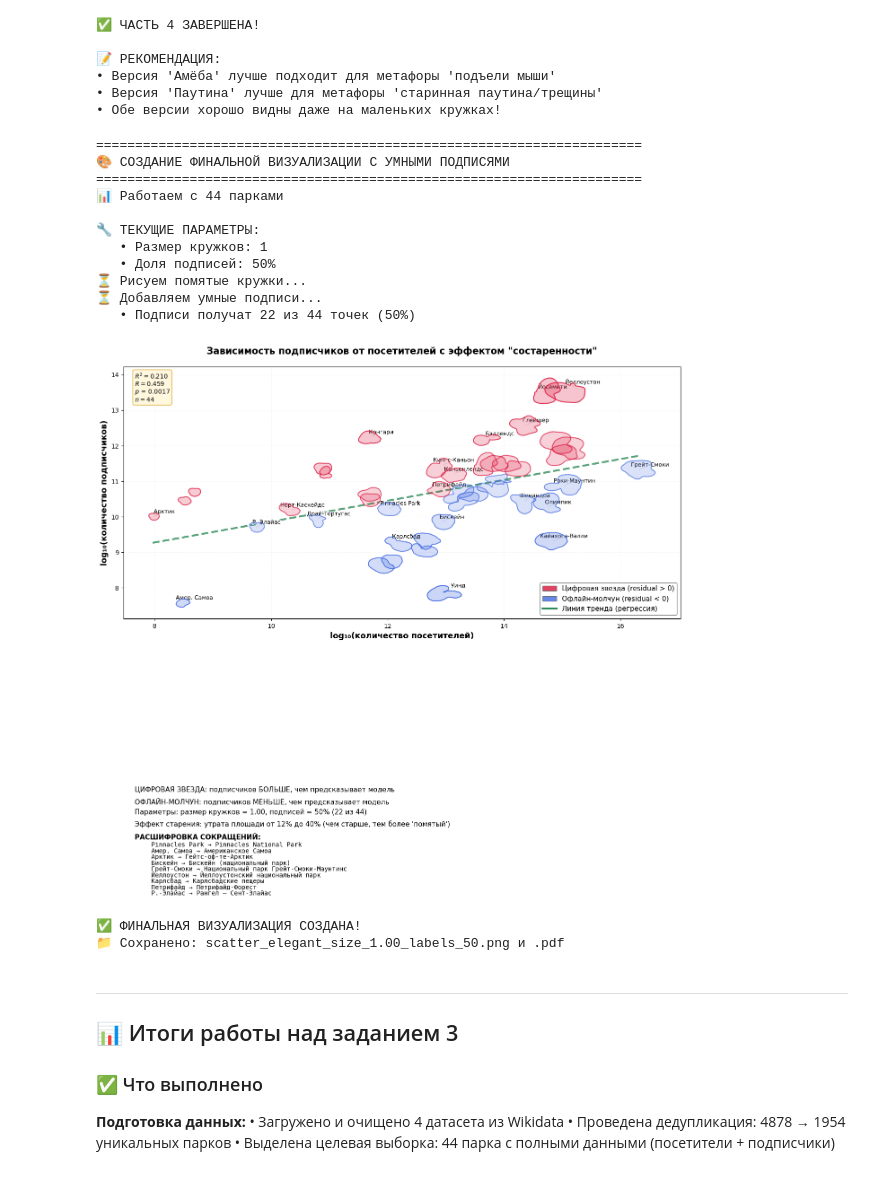
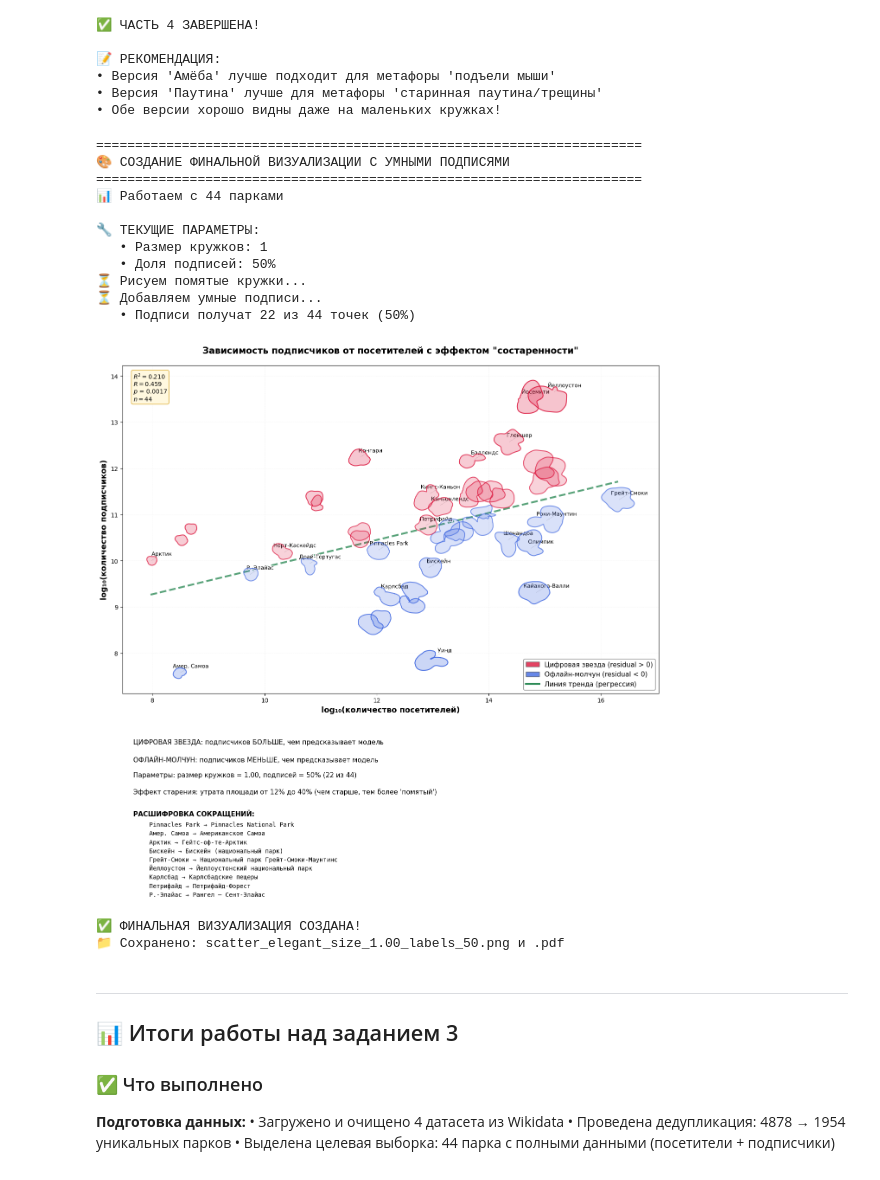
Before and after one commit to ksyushik31/python-ai-Puhlenko-Ksenia, a Jupyter notebook: notebooks/week3_visualization_crack.ipynb, the cells around one changed output. Saved outputs shown, nothing was run; the diff lists cells and outputs as text; code cells hidden in the pictures.

```diff
--- a/notebooks/week3_visualization_crack.ipynb
+++ b/notebooks/week3_visualization_crack.ipynb
@@ -956,12 +956,9 @@ radii = size_min + (size_max - size_min) * (x - x.min()) / (x.max() - x.min())
 # СОЗДАЁМ ФИГУРУ С ЧЁТКИМ РАЗДЕЛЕНИЕМ
 # ═══════════════════════════════════════════════════════════════
 
-# Создаём фигуру с тремя чёткими областями:
-# Верх: график
-# Середина: легенда и пояснения
-# Низ: расшифровки
+# Создаём фигуру с тремя областями
 fig = plt.figure(figsize=(16, 14))
-gs = fig.add_gridspec(3, 1, height_ratios=[5, 1.5, 1.5], hspace=0.3)
+gs = fig.add_gridspec(3, 1, height_ratios=[6,0,2], hspace=0.1)
 
 ax = fig.add_subplot(gs[0])                          # график
 ax_legend = fig.add_subplot(gs[1])                   # легенда
@@ -1089,7 +1086,7 @@ def abbreviate_name(name):
 
 # Добавляем подписи
 print("⏳ Добавляем умные подписи...")
-abbreviations, labels_added = add_smart_labels_by_distance(
+abbreviations, labels_added = add_smart_labels_by_distance (
     ax, df_regression, 'log_visitors', 'log_followers', 'park',
     coverage_percent=LABEL_COVERAGE, fontsize=9
 )
@@ -1161,34 +1158,34 @@ if abbreviations:
     ax_explanations.text(0.02, abbr_y, "РАСШИФРОВКА СОКРАЩЕНИЙ:",
                          transform=ax_explanations.transAxes,
                          fontsize=11, fontweight='bold')
 
     for i, (short, full) in enumerate(sorted(abbreviations.items())):
         ax_explanations.text(0.05, abbr_y - 0.1 - i*0.08, f"{short} → {full}",
                              transform=ax_explanations.transAxes,
                              fontsize=10, fontfamily='monospace')
 
 plt.tight_layout()
 
 # Сохраняем
 plt.savefig(f'scatter_elegant_size_{CIRCLE_SIZE_FACTOR:.2f}_labels_{LABEL_COVERAGE}.png', dpi=300, bbox_inches='tight')
 plt.savefig(f'scatter_elegant_size_{CIRCLE_SIZE_FACTOR:.2f}_labels_{LABEL_COVERAGE}.pdf', bbox_inches='tight')
 plt.show()
 
 print("\n✅ ФИНАЛЬНАЯ ВИЗУАЛИЗАЦИЯ СОЗДАНА!")
 print(f"📁 Сохранено: scatter_elegant_size_{CIRCLE_SIZE_FACTOR:.2f}_labels_{LABEL_COVERAGE}.png и .pdf")
 # %% [output]
 ======================================================================
 🎨 СОЗДАНИЕ ФИНАЛЬНОЙ ВИЗУАЛИЗАЦИИ С УМНЫМИ ПОДПИСЯМИ
 ======================================================================
 📊 Работаем с 44 парками
 
 🔧 ТЕКУЩИЕ ПАРАМЕТРЫ:
    • Размер кружков: 1
    • Доля подписей: 50%
 ⏳ Рисуем помятые кружки...
 ⏳ Добавляем умные подписи...
    • Подписи получат 22 из 44 точек (50%)
-[figure, old version]
+[figure, new version]
 ✅ ФИНАЛЬНАЯ ВИЗУАЛИЗАЦИЯ СОЗДАНА!
 📁 Сохранено: scatter_elegant_size_1.00_labels_50.png и .pdf
 # %% [markdown]
```
